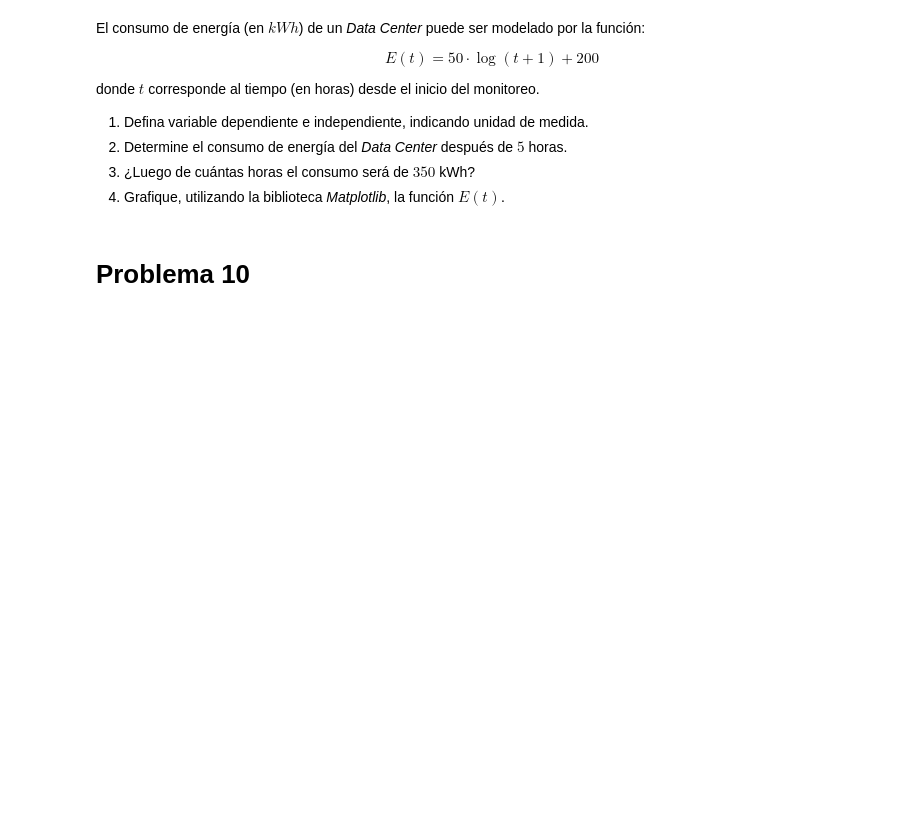
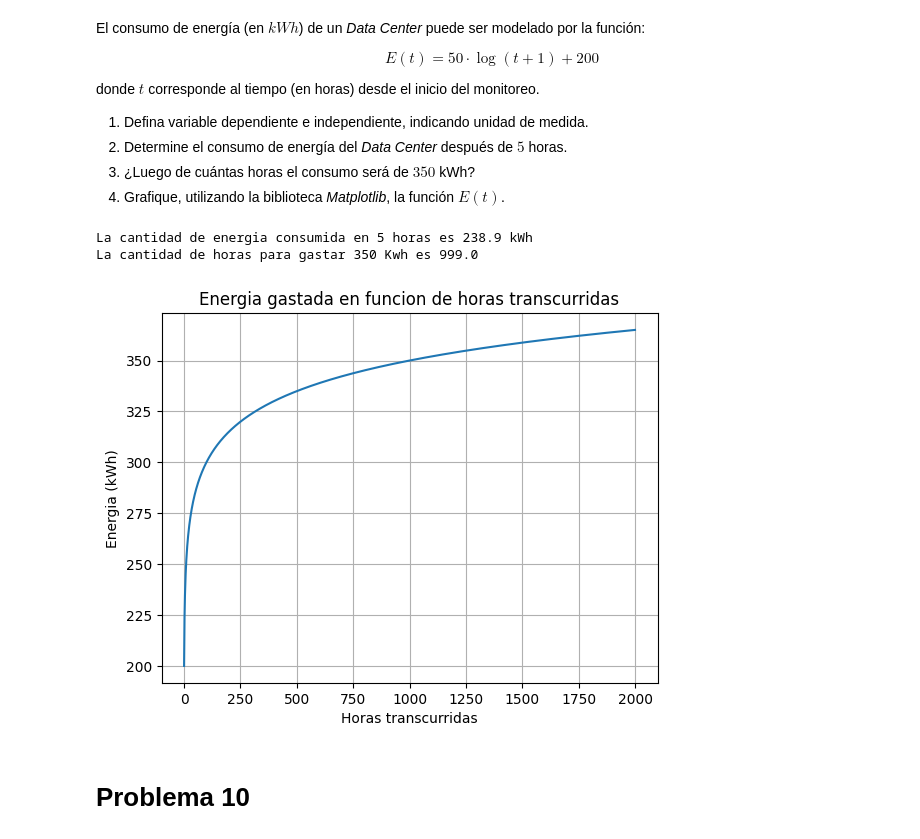
Before and after one commit to Roony11-Repocitorioduoc/Matematica-aplicada, a Jupyter notebook: G1_Funciones.ipynb, the cells around one changed output. Saved outputs shown, nothing was run; the diff lists cells and outputs as text; code cells hidden in the pictures; blank space fills up the shorter version.

```diff
--- a/G1_Funciones.ipynb
+++ b/G1_Funciones.ipynb
@@ -300,6 +373,46 @@ donde $t$ corresponde al tiempo (en horas) desde el inicio del monitoreo.
 2. Determine el consumo de energía del *Data Center* después de $5$ horas.
 3. ¿Luego de cuántas horas el consumo será de $350$ kWh?
 4. Grafique, utilizando la biblioteca *Matplotlib*, la función $E(t)$.
+# %%
+# 1. La variable dependiente es E(t) que mide la energia usada en kWh, y t el tiempo en horas
+
+# 2. Para esto es solo reemplazar en E(t) el valor de t = 5
+
+def E(t):
+    return 50*numpy.log10(t+1)+200
+
+print(f"La cantidad de energia consumida en 5 horas es {E(5):.1f} kWh")
+
+# 3. para esto usamos el metodo fsolve en e
+
+def e(t):
+    return 50*numpy.log10(t+1)-150
+
+t = numpy.linspace(0, 96, 1)
+
+sol = fsolve(e, t)
+
+print(f"La cantidad de horas para gastar 350 Kwh es {sol[0]:.1f}")
+
+# 4.
+
+x = generarEjex(0, 2000, 1)
+
+y = E(x)
+
+mt.plot(x, y)
+
+mt.xlabel("Horas transcurridas")
+mt.ylabel("Energia (kWh)")
+mt.title("Energia gastada en funcion de horas transcurridas")
+
+mt.grid(True)
+
+mt.show()
+# %% [output]
+La cantidad de energia consumida en 5 horas es 238.9 kWh
+La cantidad de horas para gastar 350 Kwh es 999.0
+[figure, added]
 # %% [markdown]
 # Problema 10
 # %% [markdown]
```
Also changed, not shown: parts of 7 cells of this notebook.
